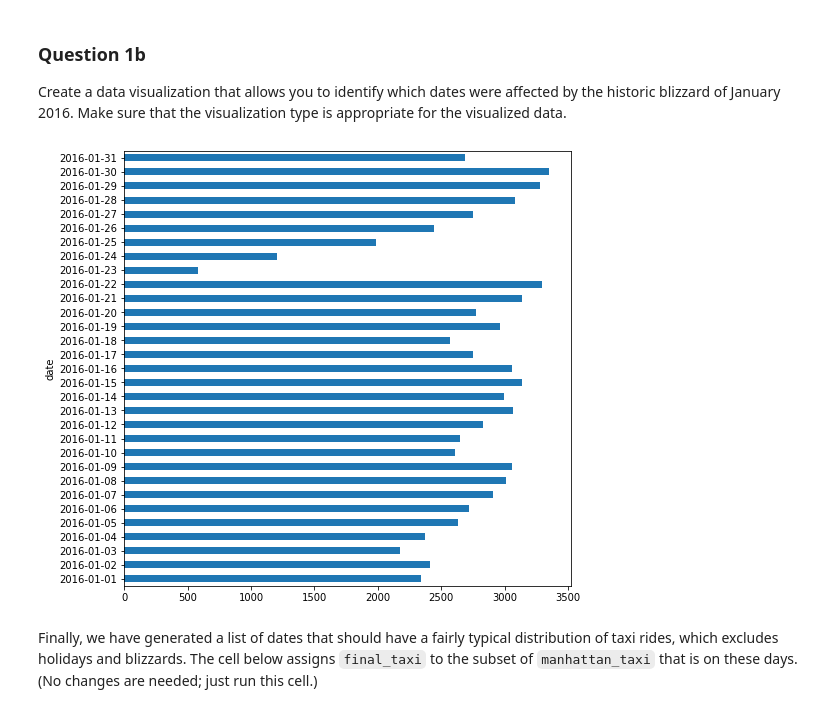
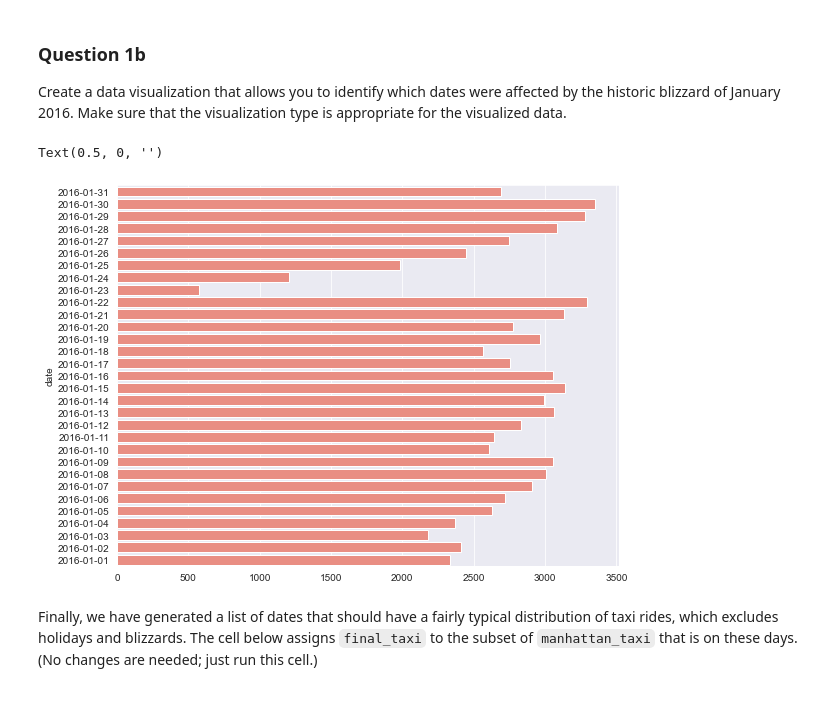
Before and after one commit to hanchaa/Korea_Univ_2022_1, a Jupyter notebook: COSE471/HW5/hw5.ipynb, the cells around one changed output. Drawn from its saved outputs; the diff is of its cells as text; code cells hidden in the pictures.

```diff
--- a/COSE471/HW5/hw5.ipynb
+++ b/COSE471/HW5/hw5.ipynb
@@ -170,14 +168,19 @@ manual: True
 format: image
 -->
 <!-- EXPORT TO PDF format:image -->
-# %%
-# BEGIN YOUR CODE
-# -----------------------
-...
-# -----------------------
-# END YOUR CODE
-# %% [output]
-[figure, removed]
+# %%
+# BEGIN YOUR CODE
+# -----------------------
+count = manhattan_taxi.groupby("date").size().reset_index().iloc[::-1]
+count.columns = ["date", "count"]
+plt.figure(figsize=(9, 7))
+sns.barplot(x=count["count"], y=count["date"], color="salmon")
+plt.xlabel("")
+# -----------------------
+# END YOUR CODE
+# %% [output]
+Text(0.5, 0, '')
+[figure, added]
 # %% [markdown]
 Finally, we have generated a list of dates that should have a fairly typical distribution of taxi rides, which excludes holidays and blizzards. The cell below assigns `final_taxi` to the subset of `manhattan_taxi` that is on these days. (No changes are needed; just run this cell.)
 # %%
```
Also changed, not shown: parts of 19 cells of this notebook.
